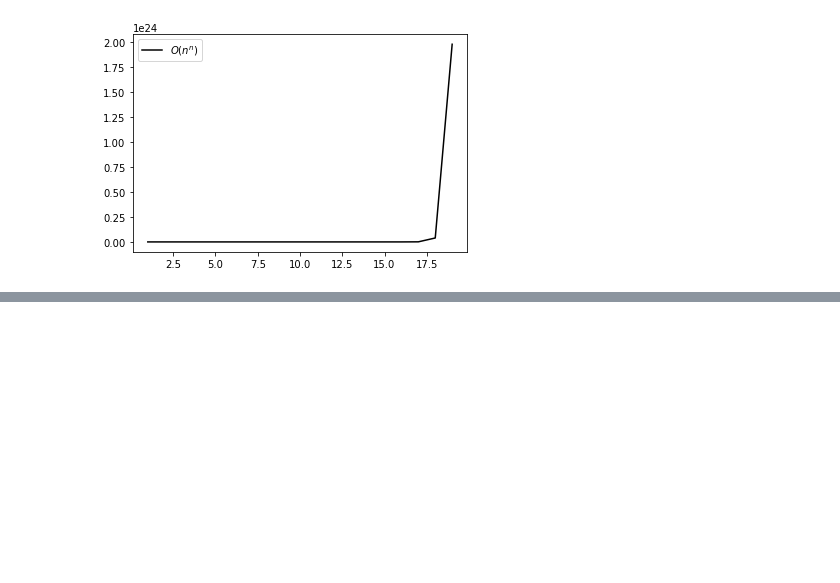
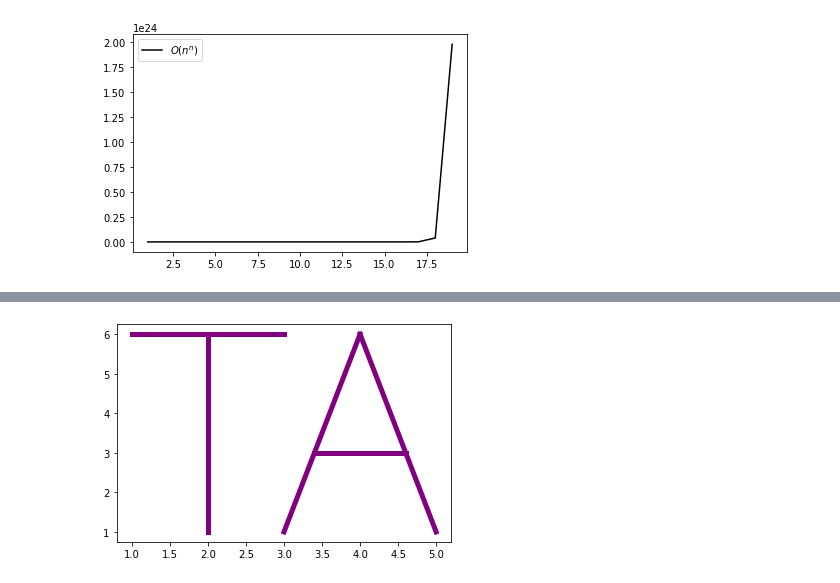
Before and after one commit to natasharivers/numpy-pandas-visualization-exercises, a Jupyter notebook: big_o_notation.ipynb, the cells around one changed output, grey strips where cells are left out. Saved outputs shown, nothing was run; the diff lists cells and outputs as text; code cells hidden in the pictures; blank space fills up the shorter version.

```diff
--- a/big_o_notation.ipynb
+++ b/big_o_notation.ipynb
@@ -129,0 +157,27 @@ plt.legend()
+# %%
+#COMBINE T,A
+#LETTER T
+x1 =  2, 2, 2, 2, 2, 2
+y1 = 1, 2, 3, 4, 5, 6
+x2 =  1, 2, 3
+y2 = 6, 6, 6
+
+plt.plot(x1, y1, linewidth=5, color = 'purple')
+plt.plot(x2, y2, linewidth=5, color = 'purple')
+
+#LETTER A
+x3 = 3, 4
+y3 = 1, 6
+x4 = 4, 5
+y4 = 6, 1
+x5 = 3.4, 4.6
+y5 = 3, 3
+
+plt.plot(x3, y3, linewidth=5, color = 'purple')
+plt.plot(x4, y4, linewidth=5, color = 'purple')
+plt.plot(x5, y5, linewidth=5, color = 'purple')
+
+
+plt.show()
+# %% [output]
+[figure, added]
```
Also changed, not shown: parts of 9 cells of this notebook.
